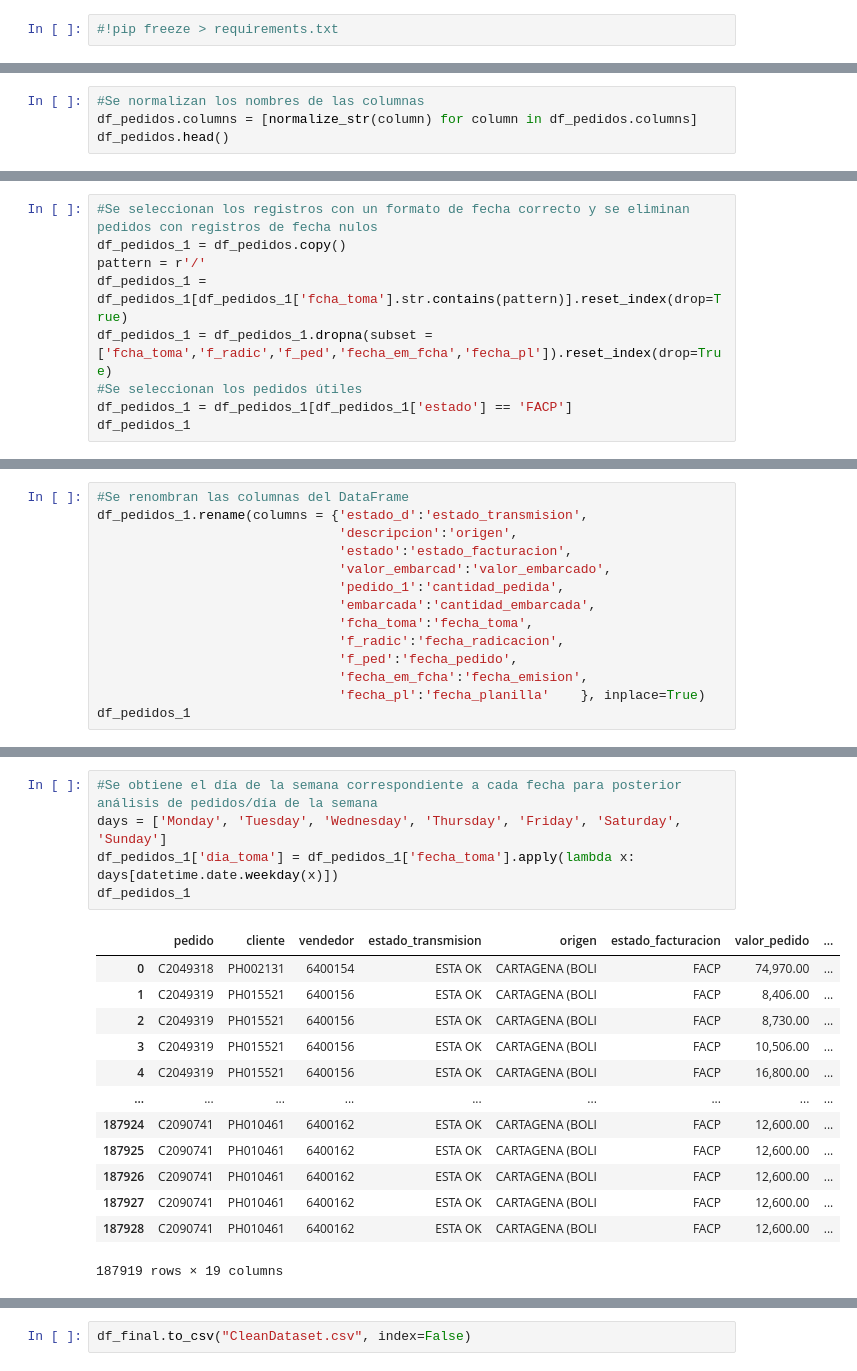
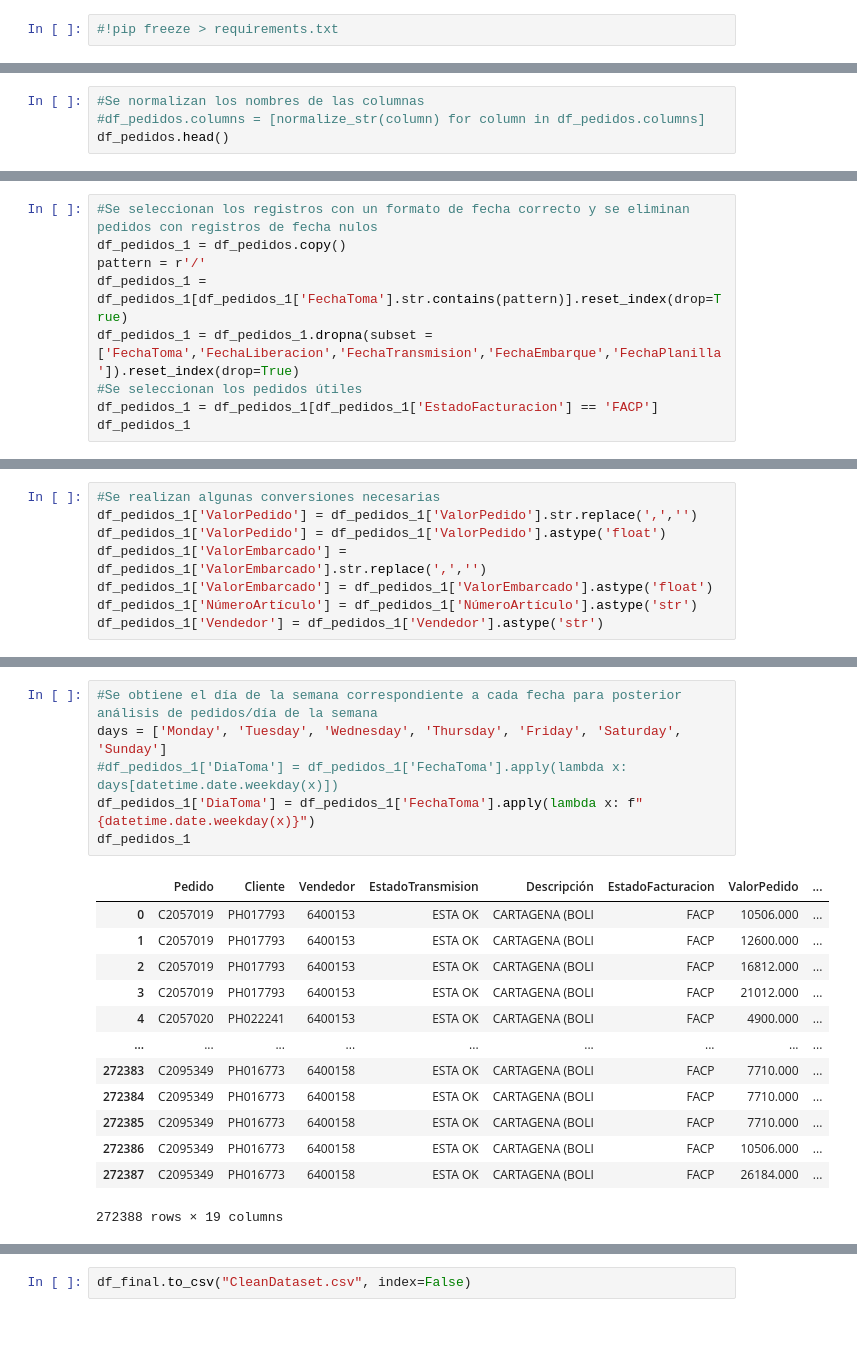
Before and after one commit to cjusquini/Monografia, a Jupyter notebook: DataProcessing.ipynb, the cells around one changed output, grey strips where cells are left out. Saved outputs shown, nothing was run; the diff lists cells and outputs as text; blank space fills up the shorter version.

```diff
--- a/DataProcessing.ipynb
+++ b/DataProcessing.ipynb
@@ -112,6 +112,6 @@ Fecha Pl           object
 dtype: object
 # %%
 #Se normalizan los nombres de las columnas
-df_pedidos.columns = [normalize_str(column) for column in df_pedidos.columns]
+#df_pedidos.columns = [normalize_str(column) for column in df_pedidos.columns]
 df_pedidos.head()
 # %% [output]
@@ -125,9 +134,9 @@ df_pedidos.head()
 #Se seleccionan los registros con un formato de fecha correcto y se eliminan pedidos con registros de fecha nulos
 df_pedidos_1 = df_pedidos.copy()
 pattern = r'/'
-df_pedidos_1 = df_pedidos_1[df_pedidos_1['fcha_toma'].str.contains(pattern)].reset_index(drop=True)
-df_pedidos_1 = df_pedidos_1.dropna(subset = ['fcha_toma','f_radic','f_ped','fecha_em_fcha','fecha_pl']).reset_index(drop=True)
+df_pedidos_1 = df_pedidos_1[df_pedidos_1['FechaToma'].str.contains(pattern)].reset_index(drop=True)
+df_pedidos_1 = df_pedidos_1.dropna(subset = ['FechaToma','FechaLiberacion','FechaTransmision','FechaEmbarque','FechaPlanilla']).reset_index(drop=True)
 #Se seleccionan los pedidos útiles
-df_pedidos_1 = df_pedidos_1[df_pedidos_1['estado'] == 'FACP']
+df_pedidos_1 = df_pedidos_1[df_pedidos_1['EstadoFacturacion'] == 'FACP']
 df_pedidos_1
 # %% [output]
@@ -146,0 +156,8 @@ df_pedidos_1
+# %%
+#Se realizan algunas conversiones necesarias
+df_pedidos_1['ValorPedido'] = df_pedidos_1['ValorPedido'].str.replace(',','')
+df_pedidos_1['ValorPedido'] = df_pedidos_1['ValorPedido'].astype('float')
+df_pedidos_1['ValorEmbarcado'] = df_pedidos_1['ValorEmbarcado'].str.replace(',','')
+df_pedidos_1['ValorEmbarcado'] = df_pedidos_1['ValorEmbarcado'].astype('float')
+df_pedidos_1['NúmeroArtículo'] = df_pedidos_1['NúmeroArtículo'].astype('str')
+df_pedidos_1['Vendedor'] = df_pedidos_1['Vendedor'].astype('str')
@@ -165,14 +204,0 @@ df_pedidos_1.head(10)
-# %%
-#Se renombran las columnas del DataFrame
-df_pedidos_1.rename(columns = {'estado_d':'estado_transmision',
-                               'descripcion':'origen',
-                               'estado':'estado_facturacion',
-                               'valor_embarcad':'valor_embarcado',
-                               'pedido_1':'cantidad_pedida',
-                               'embarcada':'cantidad_embarcada',
-                               'fcha_toma':'fecha_toma',
-                               'f_radic':'fecha_radicacion',
-                               'f_ped':'fecha_pedido',
-                               'fecha_em_fcha':'fecha_emision',
-                               'fecha_pl':'fecha_planilla'    }, inplace=True)
-df_pedidos_1
@@ -193,22 +205,23 @@ df_pedidos_1
 # %%
 #Se obtiene el día de la semana correspondiente a cada fecha para posterior análisis de pedidos/día de la semana
 days = ['Monday', 'Tuesday', 'Wednesday', 'Thursday', 'Friday', 'Saturday', 'Sunday']
-df_pedidos_1['dia_toma'] = df_pedidos_1['fecha_toma'].apply(lambda x: days[datetime.date.weekday(x)])
+#df_pedidos_1['DiaToma'] = df_pedidos_1['FechaToma'].apply(lambda x: days[datetime.date.weekday(x)])
+df_pedidos_1['DiaToma'] = df_pedidos_1['FechaToma'].apply(lambda x: f"{datetime.date.weekday(x)}")
 df_pedidos_1
 # %% [output]
-|  | pedido | cliente | vendedor | estado_transmision | origen | estado_facturacion | valor_pedido | ... |
-| 0 | C2049318 | PH002131 | 6400154 | ESTA OK | CARTAGENA (BOLI | FACP | 74,970.00 | ... |
-| 1 | C2049319 | PH015521 | 6400156 | ESTA OK | CARTAGENA (BOLI | FACP | 8,406.00 | ... |
-| 2 | C2049319 | PH015521 | 6400156 | ESTA OK | CARTAGENA (BOLI | FACP | 8,730.00 | ... |
-| 3 | C2049319 | PH015521 | 6400156 | ESTA OK | CARTAGENA (BOLI | FACP | 10,506.00 | ... |
-| 4 | C2049319 | PH015521 | 6400156 | ESTA OK | CARTAGENA (BOLI | FACP | 16,800.00 | ... |
+|  | Pedido | Cliente | Vendedor | EstadoTransmision | Descripción | EstadoFacturacion | ValorPedido | ... |
+| 0 | C2057019 | PH017793 | 6400153 | ESTA OK | CARTAGENA (BOLI | FACP | 10506.000 | ... |
+| 1 | C2057019 | PH017793 | 6400153 | ESTA OK | CARTAGENA (BOLI | FACP | 12600.000 | ... |
+| 2 | C2057019 | PH017793 | 6400153 | ESTA OK | CARTAGENA (BOLI | FACP | 16812.000 | ... |
+| 3 | C2057019 | PH017793 | 6400153 | ESTA OK | CARTAGENA (BOLI | FACP | 21012.000 | ... |
+| 4 | C2057020 | PH022241 | 6400153 | ESTA OK | CARTAGENA (BOLI | FACP | 4900.000 | ... |
 | ... | ... | ... | ... | ... | ... | ... | ... | ... |
-| 187924 | C2090741 | PH010461 | 6400162 | ESTA OK | CARTAGENA (BOLI | FACP | 12,600.00 | ... |
-| 187925 | C2090741 | PH010461 | 6400162 | ESTA OK | CARTAGENA (BOLI | FACP | 12,600.00 | ... |
-| 187926 | C2090741 | PH010461 | 6400162 | ESTA OK | CARTAGENA (BOLI | FACP | 12,600.00 | ... |
-| 187927 | C2090741 | PH010461 | 6400162 | ESTA OK | CARTAGENA (BOLI | FACP | 12,600.00 | ... |
-| 187928 | C2090741 | PH010461 | 6400162 | ESTA OK | CARTAGENA (BOLI | FACP | 12,600.00 | ... |
+| 272383 | C2095349 | PH016773 | 6400158 | ESTA OK | CARTAGENA (BOLI | FACP | 7710.000 | ... |
+| 272384 | C2095349 | PH016773 | 6400158 | ESTA OK | CARTAGENA (BOLI | FACP | 7710.000 | ... |
+| 272385 | C2095349 | PH016773 | 6400158 | ESTA OK | CARTAGENA (BOLI | FACP | 7710.000 | ... |
+| 272386 | C2095349 | PH016773 | 6400158 | ESTA OK | CARTAGENA (BOLI | FACP | 10506.000 | ... |
+| 272387 | C2095349 | PH016773 | 6400158 | ESTA OK | CARTAGENA (BOLI | FACP | 26184.000 | ... |
-187919 rows × 19 columns
+272388 rows × 19 columns
 # %%
 #Se obtiene DataFrame con las ubicaciones de cada cliente
 df_ubicaciones = pd.read_csv(ruta_ubicaciones, sep = ';')
```
Also changed, not shown: parts of 19 cells of this notebook, 2 other files.
